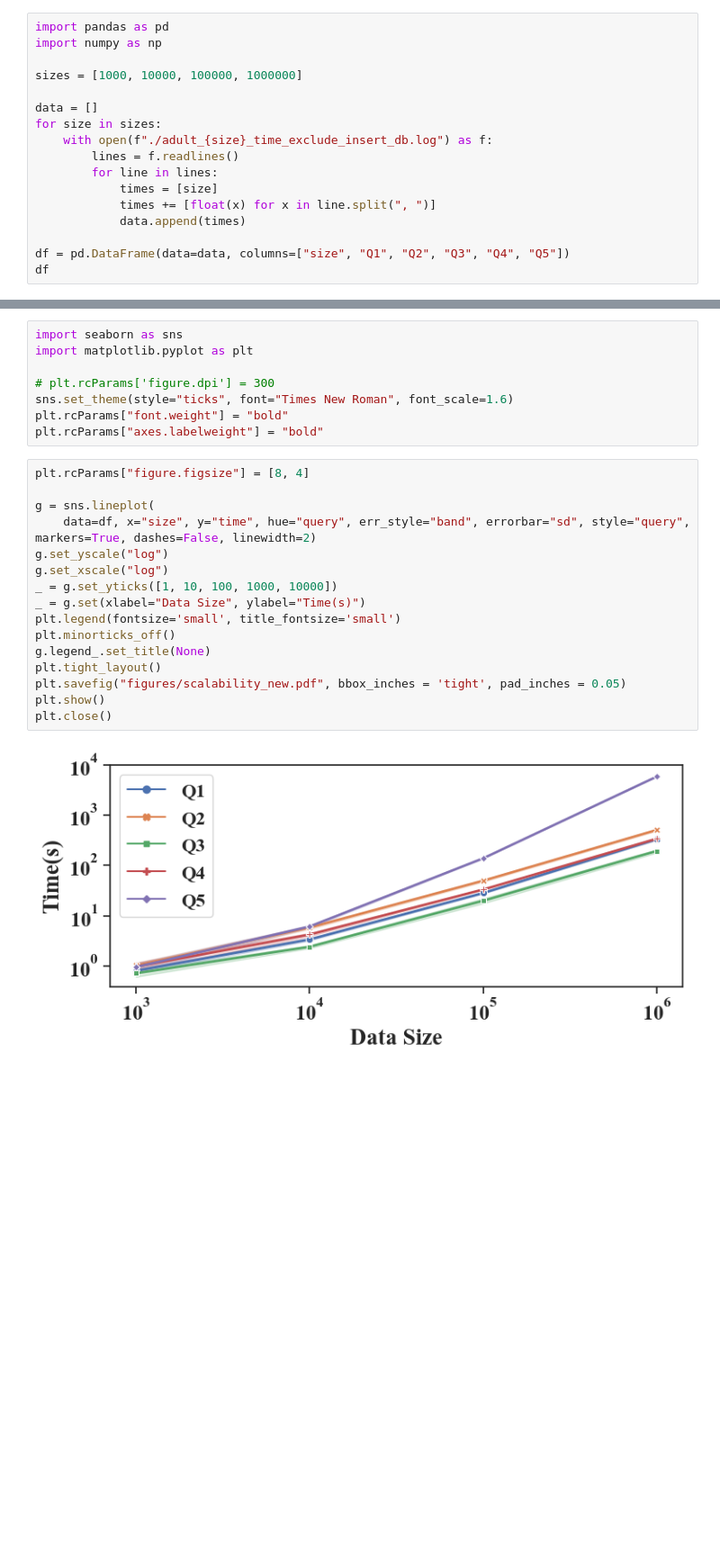
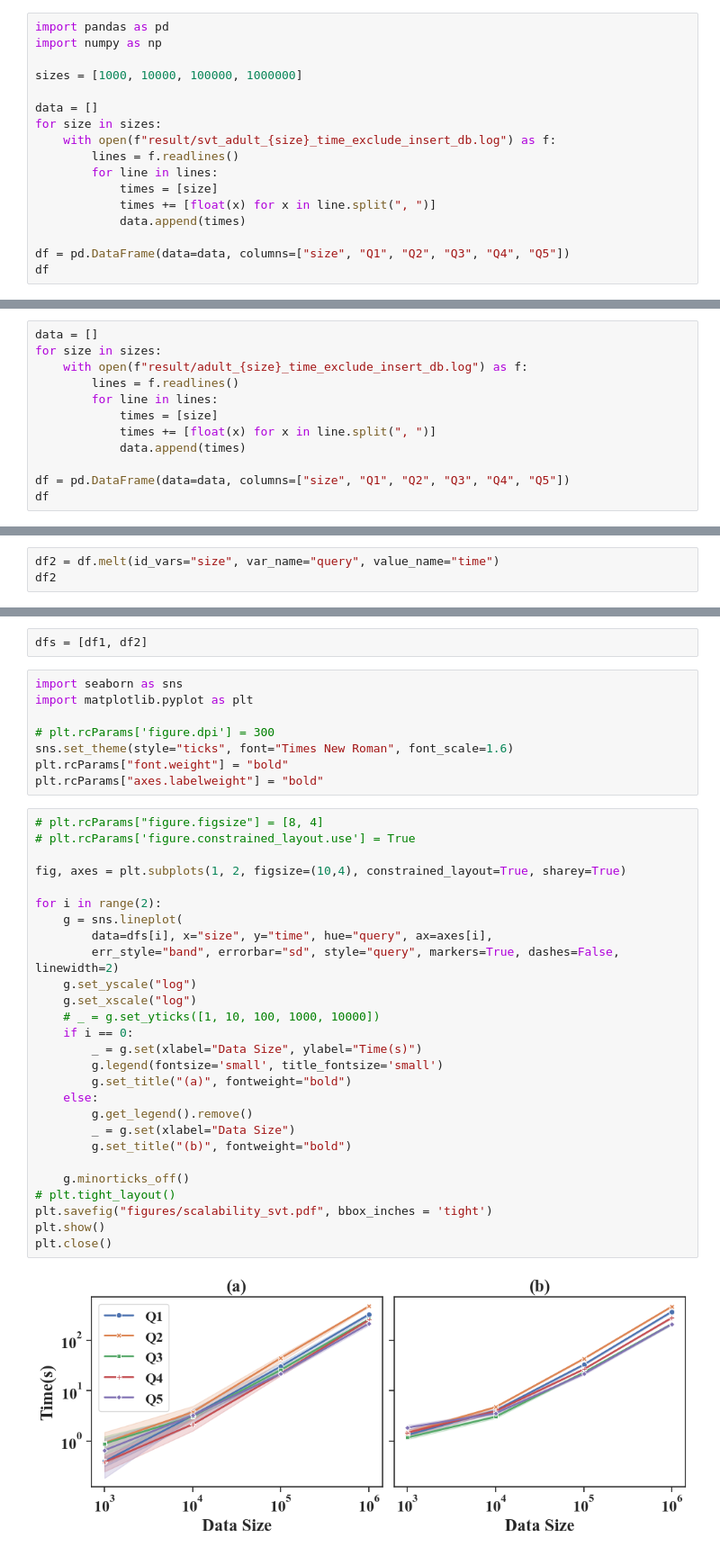
Before and after one commit to youny626/DP_test, a Jupyter notebook: scalability/plot.ipynb, the cells around one changed output, grey strips where cells are left out. Shown: that part at 90% size. Saved outputs shown, nothing was run; the diff lists cells and outputs as text; blank space fills up the shorter version.

```diff
--- a/scalability/plot.ipynb
+++ b/scalability/plot.ipynb
@@ -6,7 +6,7 @@ sizes = [1000, 10000, 100000, 1000000]
 
 data = []
 for size in sizes:
-    with open(f"./adult_{size}_time_exclude_insert_db.log") as f:
+    with open(f"result/svt_adult_{size}_time_exclude_insert_db.log") as f:
         lines = f.readlines()
         for line in lines:
             times = [size]
@@ -52 +52,13 @@ df
 200 rows × 3 columns
+# %%
+data = []
+for size in sizes:
+    with open(f"result/adult_{size}_time_exclude_insert_db.log") as f:
+        lines = f.readlines()
+        for line in lines:
+            times = [size]
+            times += [float(x) for x in line.split(", ")]
+            data.append(times)
+
+df = pd.DataFrame(data=data, columns=["size", "Q1", "Q2", "Q3", "Q4", "Q5"])
+df
@@ -52,0 +83,3 @@ df
+# %%
+df2 = df.melt(id_vars="size", var_name="query", value_name="time")
+df2
@@ -53,3 +100,5 @@ df
+# %%
+dfs = [df1, df2]
 # %%
 import seaborn as sns
 import matplotlib.pyplot as plt
@@ -59,20 +108,31 @@ sns.set_theme(style="ticks", font="Times New Roman", font_scale=1.6)
 plt.rcParams["font.weight"] = "bold"
 plt.rcParams["axes.labelweight"] = "bold"
 # %%
-plt.rcParams["figure.figsize"] = [8, 4]
+# plt.rcParams["figure.figsize"] = [8, 4]
+# plt.rcParams['figure.constrained_layout.use'] = True
 
-g = sns.lineplot(
-    data=df, x="size", y="time", hue="query", err_style="band", errorbar="sd", style="query", markers=True, dashes=False, linewidth=2)
-g.set_yscale("log")
-g.set_xscale("log")
-_ = g.set_yticks([1, 10, 100, 1000, 10000])
-_ = g.set(xlabel="Data Size", ylabel="Time(s)")
-plt.legend(fontsize='small', title_fontsize='small')
-plt.minorticks_off()
-g.legend_.set_title(None)
-plt.tight_layout()
-plt.savefig("figures/scalability_new.pdf", bbox_inches = 'tight', pad_inches = 0.05)
+fig, axes = plt.subplots(1, 2, figsize=(10,4), constrained_layout=True, sharey=True)
+
+for i in range(2):
+    g = sns.lineplot(
+        data=dfs[i], x="size", y="time", hue="query", ax=axes[i],
+        err_style="band", errorbar="sd", style="query", markers=True, dashes=False, linewidth=2)
+    g.set_yscale("log")
+    g.set_xscale("log")
+    # _ = g.set_yticks([1, 10, 100, 1000, 10000])
+    if i == 0:
+        _ = g.set(xlabel="Data Size", ylabel="Time(s)")
+        g.legend(fontsize='small', title_fontsize='small')
+        g.set_title("(a)", fontweight="bold")
+    else:
+        g.get_legend().remove()
+        _ = g.set(xlabel="Data Size")
+        g.set_title("(b)", fontweight="bold")
+
+    g.minorticks_off()
+# plt.tight_layout()
+plt.savefig("figures/scalability_svt.pdf", bbox_inches = 'tight')
 plt.show()
 plt.close()
 # %% [output]
-[figure, old version]
+[figure, new version]
```
Also changed, not shown: parts of 12 cells of this notebook, 3 other files.
